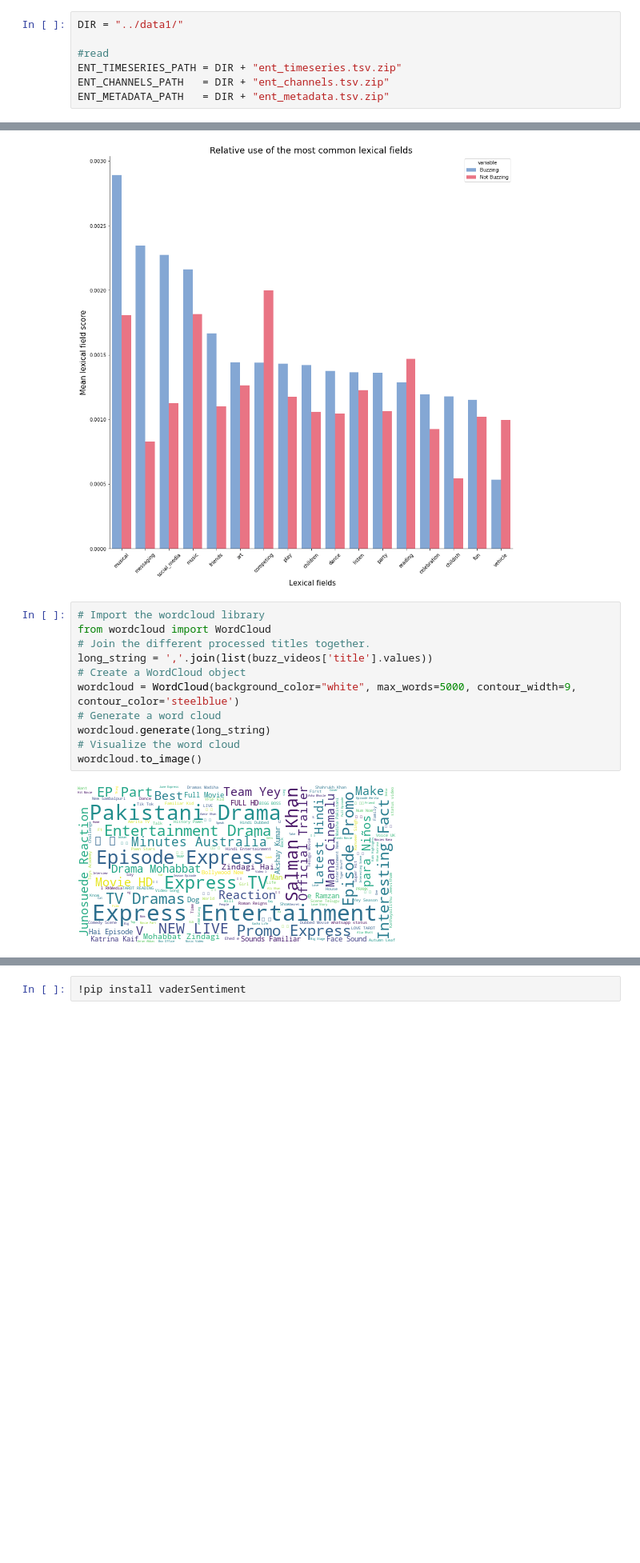
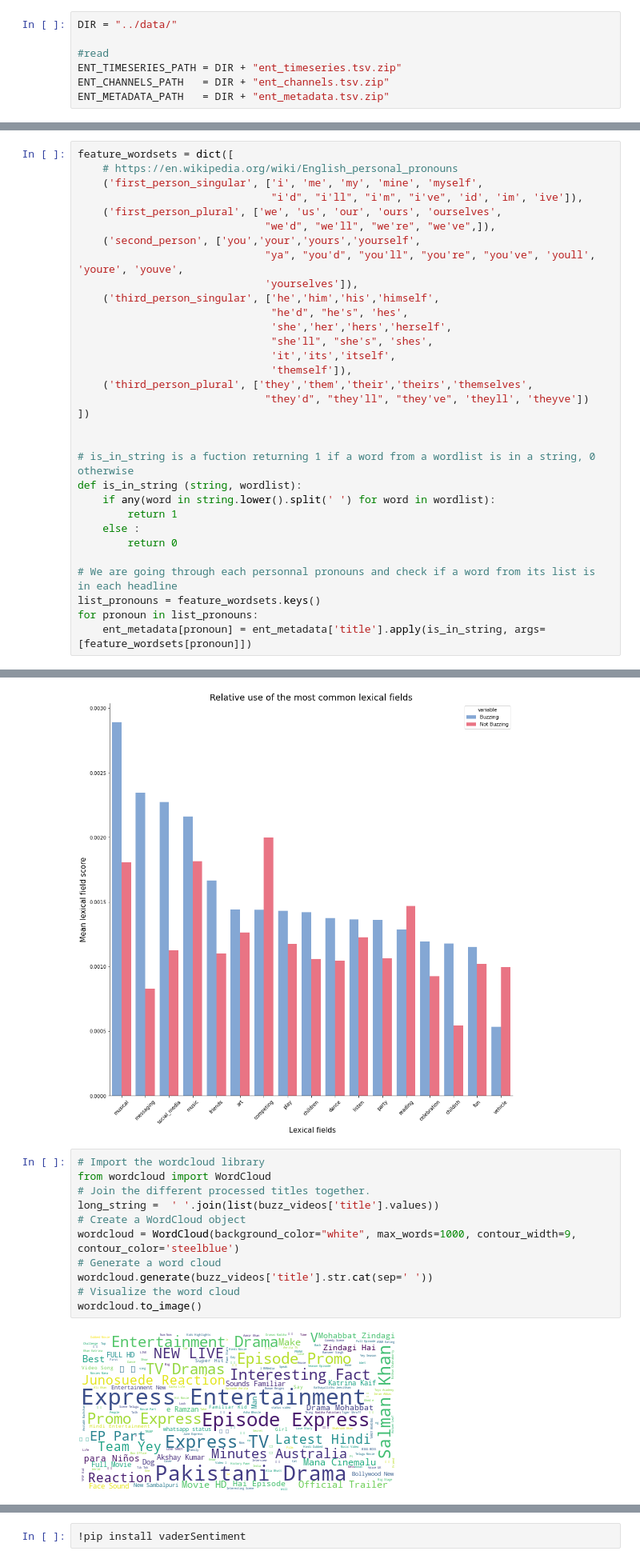
Before and after one commit to epfl-ada/ada-2022-project-croquemadame, a Jupyter notebook: P3/P3.ipynb, the cells around one changed output, grey strips where cells are left out. Shown at 80% size. Saved outputs shown, nothing was run; the diff lists cells and outputs as text; blank space fills up the shorter version.

```diff
--- a/P3/P3.ipynb
+++ b/P3/P3.ipynb
@@ -11,7 +11,7 @@ import numpy as np
 ***
 # Loading data
 # %%
-DIR = "../data1/"
+DIR = "../data/"
 
 #read
 ENT_TIMESERIES_PATH = DIR + "ent_timeseries.tsv.zip"
@@ -151,3 +153,35 @@ ent_metadata['numtags'] = ent_metadata["tags"].apply(count_tags) * ent_metadata[
+# %%
+feature_wordsets = dict([
+    # https://en.wikipedia.org/wiki/English_personal_pronouns
+    ('first_person_singular', ['i', 'me', 'my', 'mine', 'myself',
+                               "i'd", "i'll", "i'm", "i've", 'id', 'im', 'ive']),
+    ('first_person_plural', ['we', 'us', 'our', 'ours', 'ourselves',
+                              "we'd", "we'll", "we're", "we've",]),
+    ('second_person', ['you','your','yours','yourself',
+                              "ya", "you'd", "you'll", "you're", "you've", 'youll', 'youre', 'youve',
+                              'yourselves']),
+    ('third_person_singular', ['he','him','his','himself',
+                               "he'd", "he's", 'hes',
+                               'she','her','hers','herself',
+                               "she'll", "she's", 'shes',
+                               'it','its','itself',
+                               'themself']),
+    ('third_person_plural', ['they','them','their','theirs','themselves',
+                              "they'd", "they'll", "they've", 'theyll', 'theyve'])
+])
+
+
+# is_in_string is a fuction returning 1 if a word from a wordlist is in a string, 0 otherwise
+def is_in_string (string, wordlist):
+    if any(word in string.lower().split(' ') for word in wordlist):
+        return 1
+    else :
+        return 0
+
+# We are going through each personnal pronouns and check if a word from its list is in each headline
+list_pronouns = feature_wordsets.keys()
+for pronoun in list_pronouns:
+    ent_metadata[pronoun] = ent_metadata['title'].apply(is_in_string, args=[feature_wordsets[pronoun]])
 # %% [markdown]
 ***
 # Compute the mean of all features by channel
@@ -911,13 +962,13 @@ plt.show()
 # %%
 # Import the wordcloud library
 from wordcloud import WordCloud
 # Join the different processed titles together.
-long_string = ','.join(list(buzz_videos['title'].values))
+long_string =  ' '.join(list(buzz_videos['title'].values))
 # Create a WordCloud object
-wordcloud = WordCloud(background_color="white", max_words=5000, contour_width=9, contour_color='steelblue')
+wordcloud = WordCloud(background_color="white", max_words=1000, contour_width=9, contour_color='steelblue')
 # Generate a word cloud
-wordcloud.generate(long_string)
+wordcloud.generate(buzz_videos['title'].str.cat(sep=' '))
 # Visualize the word cloud
 wordcloud.to_image()
 # %% [output]
-[figure, old version]
+[figure, new version]
```
Also changed, not shown: parts of 10 cells of this notebook.
